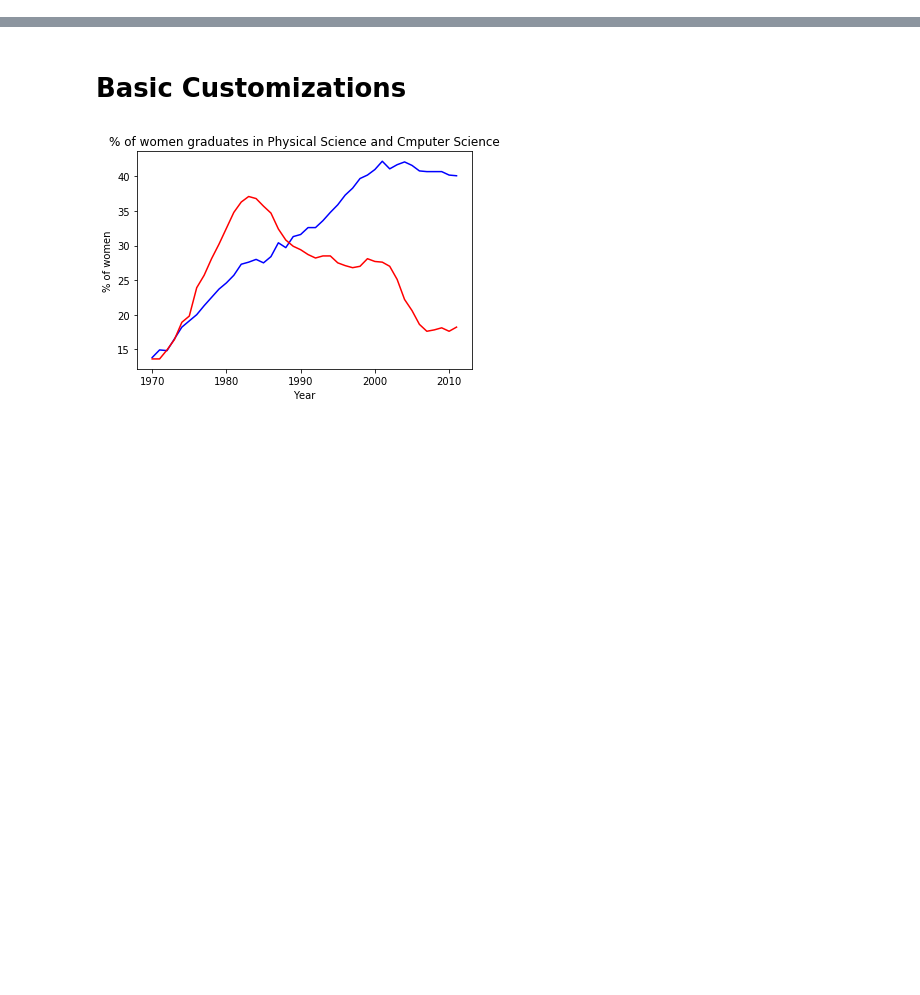
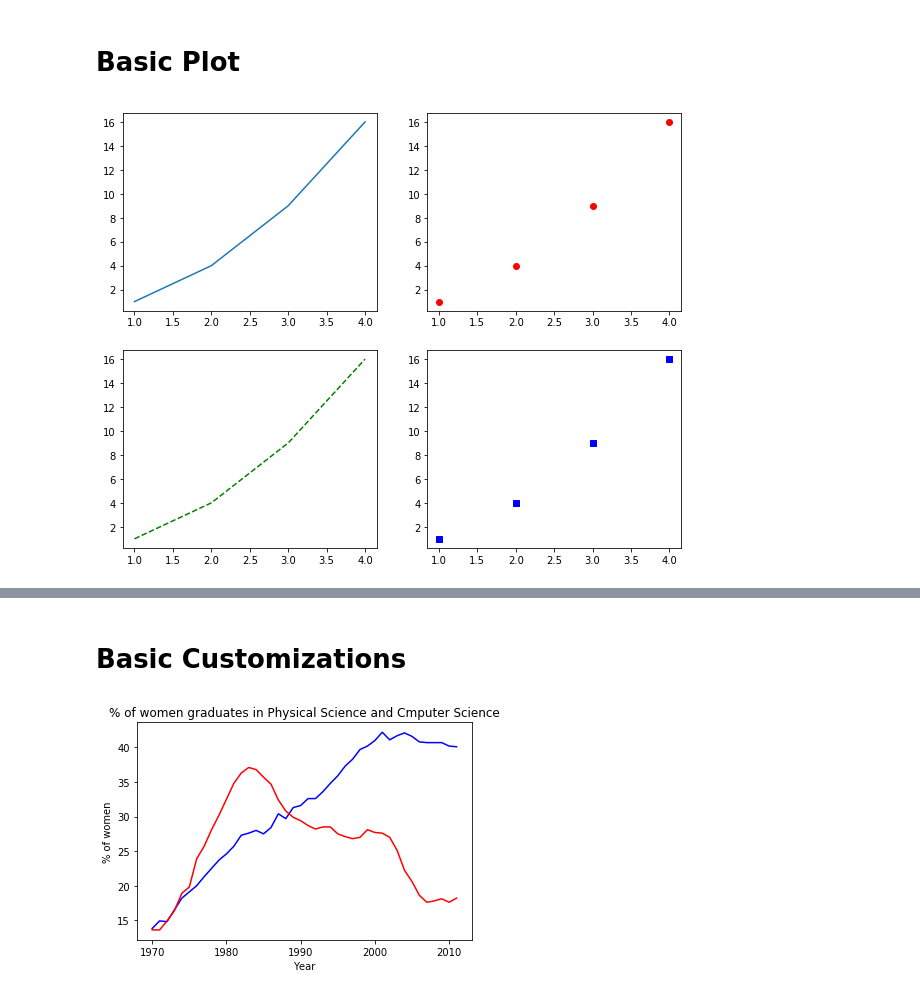
Before and after one commit to databaaz/av18, a Jupyter notebook: visualization.ipynb, the cells around one changed output, grey strips where cells are left out. Saved outputs shown, nothing was run; the diff lists cells and outputs as text; code cells hidden in the pictures; blank space fills up the shorter version.

```diff
--- a/visualization.ipynb
+++ b/visualization.ipynb
@@ -3,3 +3,20 @@
 import importlib
 import matplotlib.pyplot as plt
 from data import *
+# %% [markdown]
+# Basic Plot
+# %%
+x=[1,2,3,4]
+y=[1,4,9,16]
+plt.figure(figsize=(10,8))
+plt.subplot(2,2,1)
+plt.plot(x,y)
+plt.subplot(2,2,2)
+plt.plot(x,y,'ro')
+plt.subplot(2,2,3)
+plt.plot(x,y,'g--')
+plt.subplot(2,2,4)
+plt.plot(x,y,'bs')
+plt.show()
+# %% [output]
+[figure, added]
```
Also changed, not shown: parts of 1 cell of this notebook, 3 other files.
